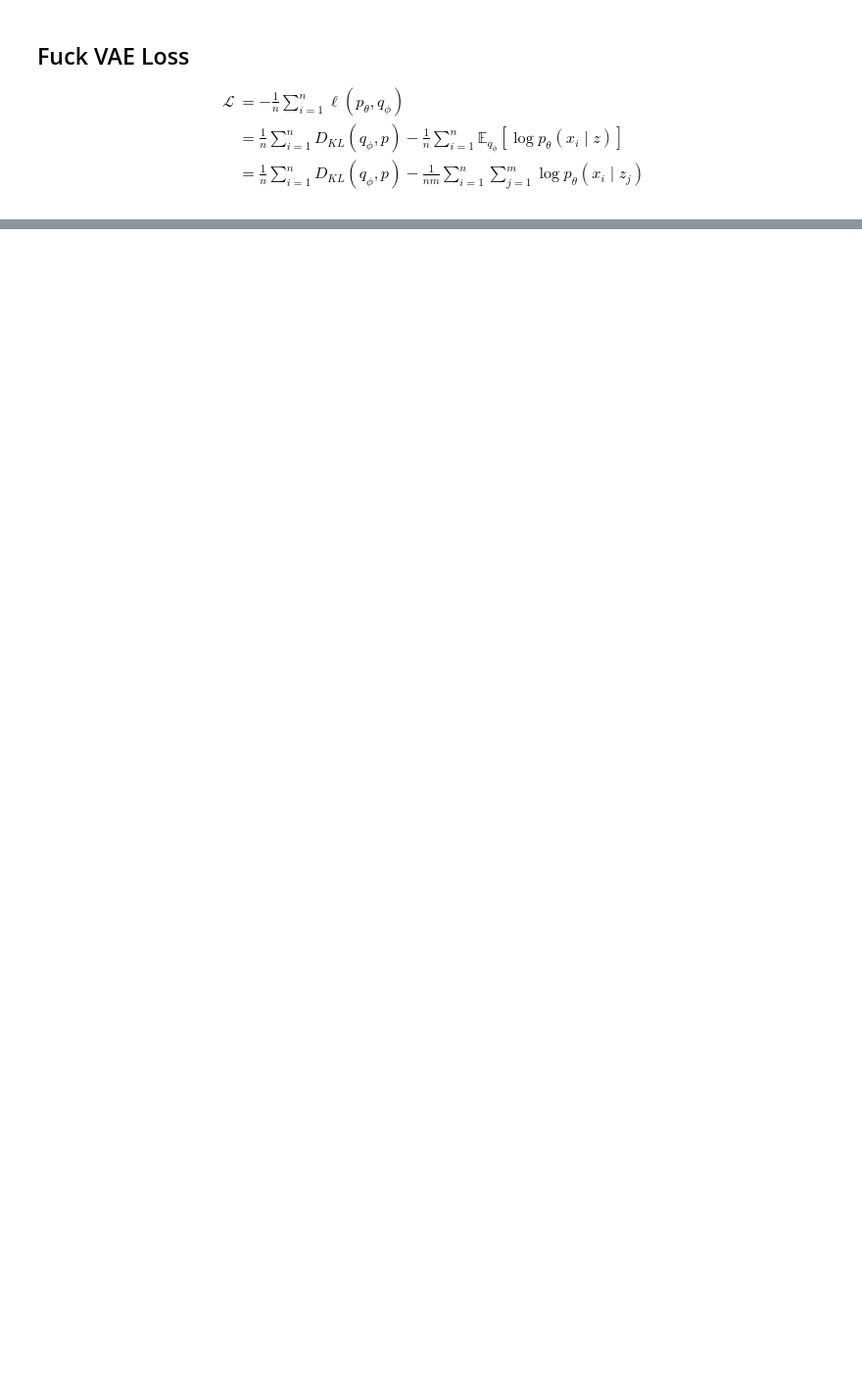
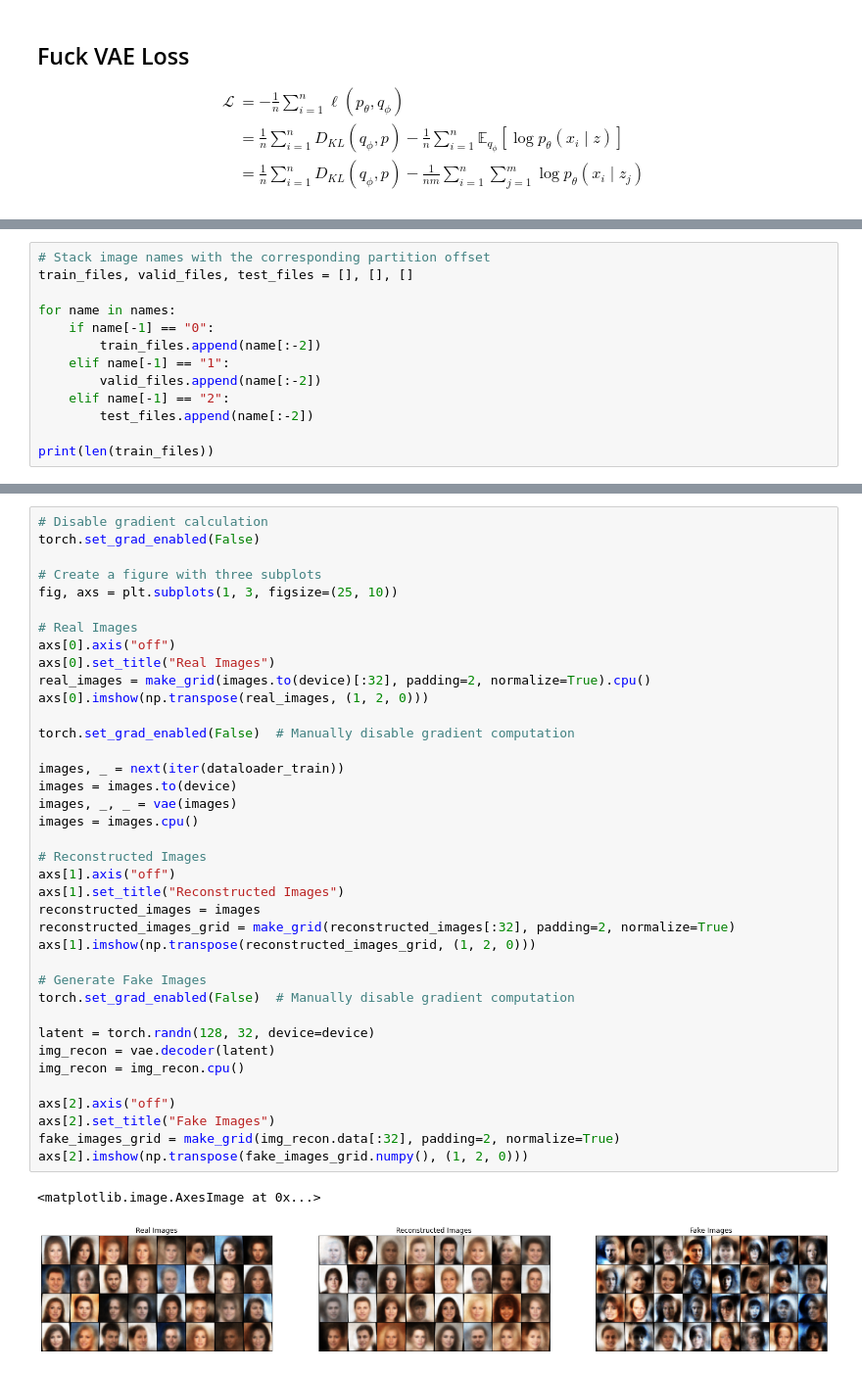
Before and after one commit to RUiN-jiarun/fuck, a Jupyter notebook: fuck_vae.ipynb, the cells around one changed output, grey strips where cells are left out. Shown at 98% size. Drawn from its saved outputs; the diff is of its cells as text; blank space fills up the shorter version.

```diff
--- a/fuck_vae.ipynb
+++ b/fuck_vae.ipynb
@@ -120,0 +118,13 @@ class VAE(nn.Module):
+# %%
+# Stack image names with the corresponding partition offset
+train_files, valid_files, test_files = [], [], []
+
+for name in names:
+    if name[-1] == "0":
+        train_files.append(name[:-2])
+    elif name[-1] == "1":
+        valid_files.append(name[:-2])
+    elif name[-1] == "2":
+        test_files.append(name[:-2])
+
+print(len(train_files))
@@ -120,0 +284,41 @@ class VAE(nn.Module):
+# %%
+# Disable gradient calculation
+torch.set_grad_enabled(False)
+
+# Create a figure with three subplots
+fig, axs = plt.subplots(1, 3, figsize=(25, 10))
+
+# Real Images
+axs[0].axis("off")
+axs[0].set_title("Real Images")
+real_images = make_grid(images.to(device)[:32], padding=2, normalize=True).cpu()
+axs[0].imshow(np.transpose(real_images, (1, 2, 0)))
+
+torch.set_grad_enabled(False)  # Manually disable gradient computation
+
+images, _ = next(iter(dataloader_train))
+images = images.to(device)
+images, _, _ = vae(images)
+images = images.cpu()
+
+# Reconstructed Images
+axs[1].axis("off")
+axs[1].set_title("Reconstructed Images")
+reconstructed_images = images
+reconstructed_images_grid = make_grid(reconstructed_images[:32], padding=2, normalize=True)
+axs[1].imshow(np.transpose(reconstructed_images_grid, (1, 2, 0)))
+
+# Generate Fake Images
+torch.set_grad_enabled(False)  # Manually disable gradient computation
+
+latent = torch.randn(128, 32, device=device)
+img_recon = vae.decoder(latent)
+img_recon = img_recon.cpu()
+
+axs[2].axis("off")
+axs[2].set_title("Fake Images")
+fake_images_grid = make_grid(img_recon.data[:32], padding=2, normalize=True)
+axs[2].imshow(np.transpose(fake_images_grid.numpy(), (1, 2, 0)))
+# %% [output]
+<matplotlib.image.AxesImage at 0x...>
+[figure, added]
```
Also changed, not shown: parts of 15 cells of this notebook, 2 other files.
